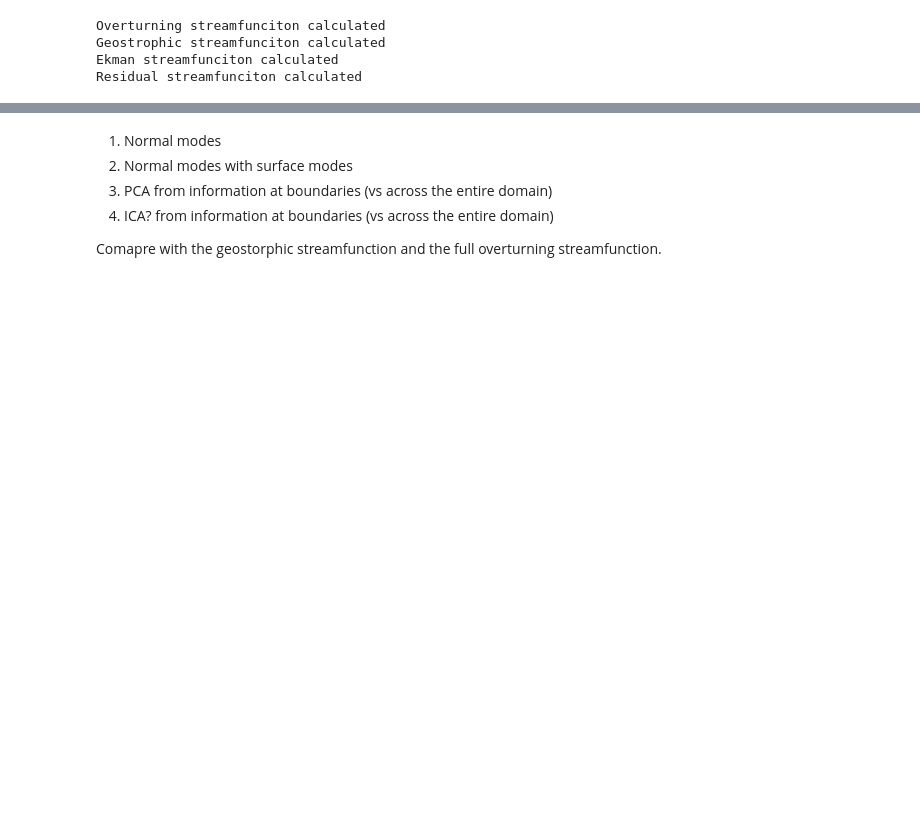
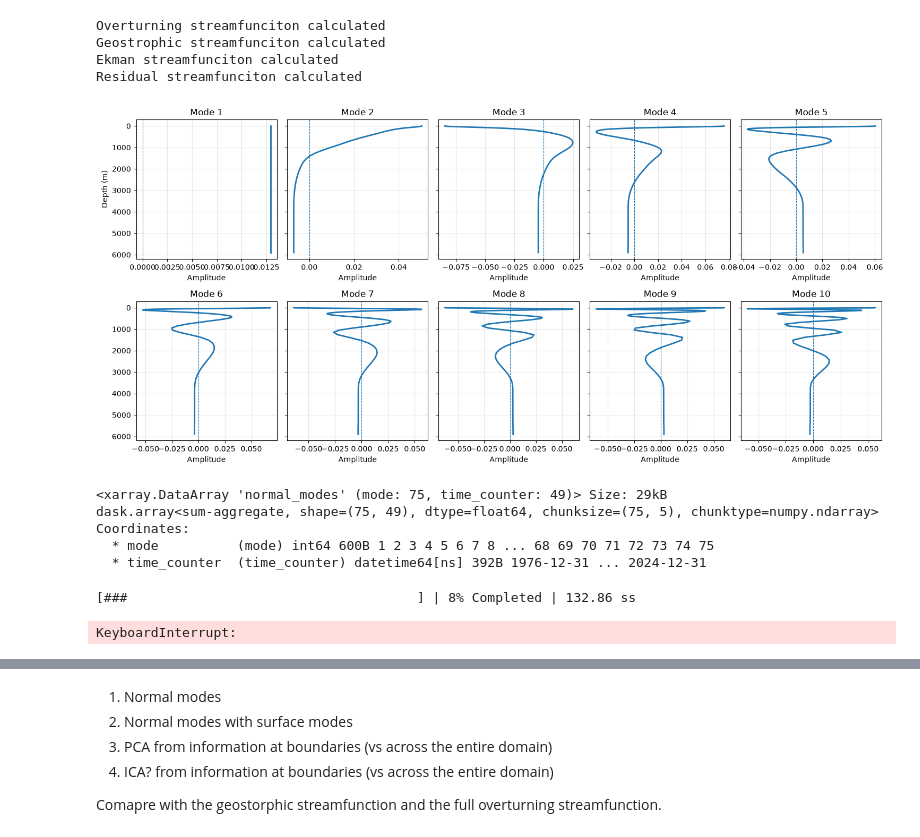
Before and after one commit to hanna-and/StreamfunctionPerturbations, a Jupyter notebook: get_rapid_data.ipynb, the cells around one changed output, grey strips where cells are left out. Cells and saved outputs as stored; diff of their text form; code cells hidden in the pictures; blank space fills up the shorter version.

Commit message:
Projecting data onto modes

```diff
--- a/get_rapid_data.ipynb
+++ b/get_rapid_data.ipynb
@@ -140,0 +121,66 @@ Residual streamfunciton calculated
+# %%
+# calculating normal modes
+z = Psi.depthv.values # depth points
+N2 = xr.open_dataset("N2_mean.nc").sigma0.values
+N2 = -N2 # wronmg sign convention when saving the data
+
+# identify and clean problematic poitns
+N2_clean = N2.copy()
+bad = ~np.isfinite(N2_clean) | (N2_clean <= 0)
+N2_min = 1e-9
+N2_clean[bad] = N2_min
+# print("Number of modified points:", bad.sum())
+# print("Indices:", np.where(bad)[0])
+# print("Original values:", N2_clean[bad])
+
+# calculate normal modes
+eigenvals, eigenvecs, B = solve_vertical_modes(N2_clean, z)
+eigenvecs_xr = xr.DataArray(eigenvecs, dims=("k", "mode"),
+    coords={"k": Psi.depthv, "mode": np.arange(1, eigenvecs.shape[1] + 1)}, name="normal_modes")
+B_xr = xr.DataArray(B, dims=("k", "k2"),
+    coords={"k": Psi.depthv, "k2": Psi.depthv}, name="weight_matrix")
+
+# plotting
+fig, axes = plt.subplots(2, 5, figsize=(15, 7), sharey=True)
+axes = axes.flatten()
+for i, ax in enumerate(axes):
+    ax.plot(eigenvecs[:, i], z, linewidth=2)
+    ax.axvline(0, linestyle='--', linewidth=0.8)
+
+    ax.set_title(f'Mode {i+1}')
+    ax.set_xlabel('Amplitude')
+    ax.grid(True, alpha=0.3)
+
+# Depth only needs to be labelled on the first subplot
+axes[0].set_ylabel('Depth (m)')
+
+# If depth increases downward:
+axes[0].invert_yaxis()
+
+plt.tight_layout()
+plt.show()
+# %% [output]
+[figure, added]
+# %%
+j_idx = 230
+Psi_j = Psi.isel(j=j_idx)
+Psi_j
+Psi_j_clean = xr.DataArray(Psi_j.data, dims=("time_counter", "k"),
+    coords={"time_counter": Psi_j.time_counter, "depthv": ("k", Psi_j.depthv.values)}, name="Psi")
+
+weighted_Psi = xr.dot(B_xr, Psi_j_clean, dims="k2")
+a = xr.dot(eigenvecs_xr, weighted_Psi, dims="k")
+print(a)
+# %% [output]
+<xarray.DataArray 'normal_modes' (mode: 75, time_counter: 49)> Size: 29kB
+dask.array<sum-aggregate, shape=(75, 49), dtype=float64, chunksize=(75, 5), chunktype=numpy.ndarray>
+Coordinates:
+  * mode          (mode) int64 600B 1 2 3 4 5 6 7 8 ... 68 69 70 71 72 73 74 75
+  * time_counter  (time_counter) datetime64[ns] 392B 1976-12-31 ... 2024-12-31
+# %%
+a2 = a.sel(mode=slice(1, 2))
+with ProgressBar():
+    a2_computed = a2.compute()
+# %% [output]
+[###                                     ] | 8% Completed | 132.86 ss
+KeyboardInterrupt:
```
Also changed, not shown: parts of 7 cells of this notebook, 1 other file.
